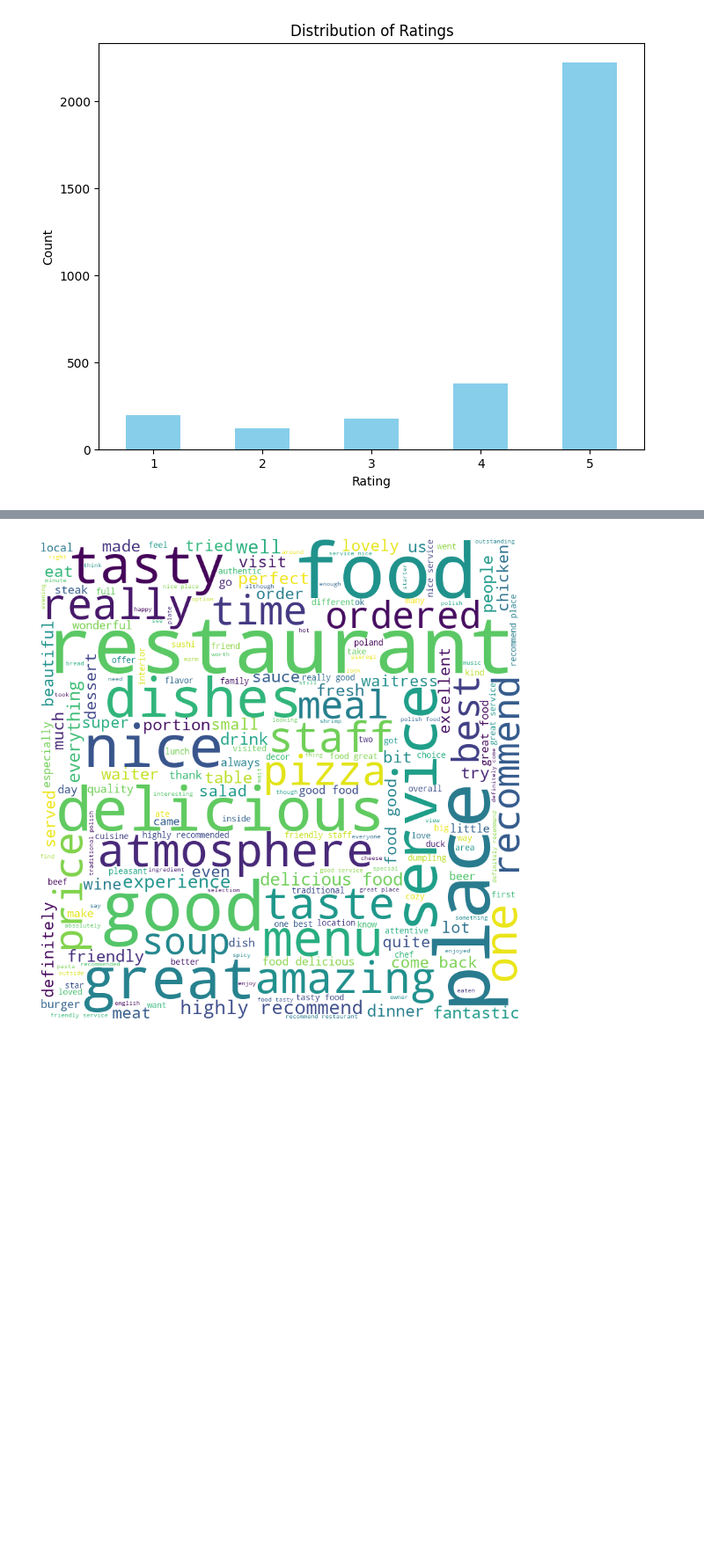
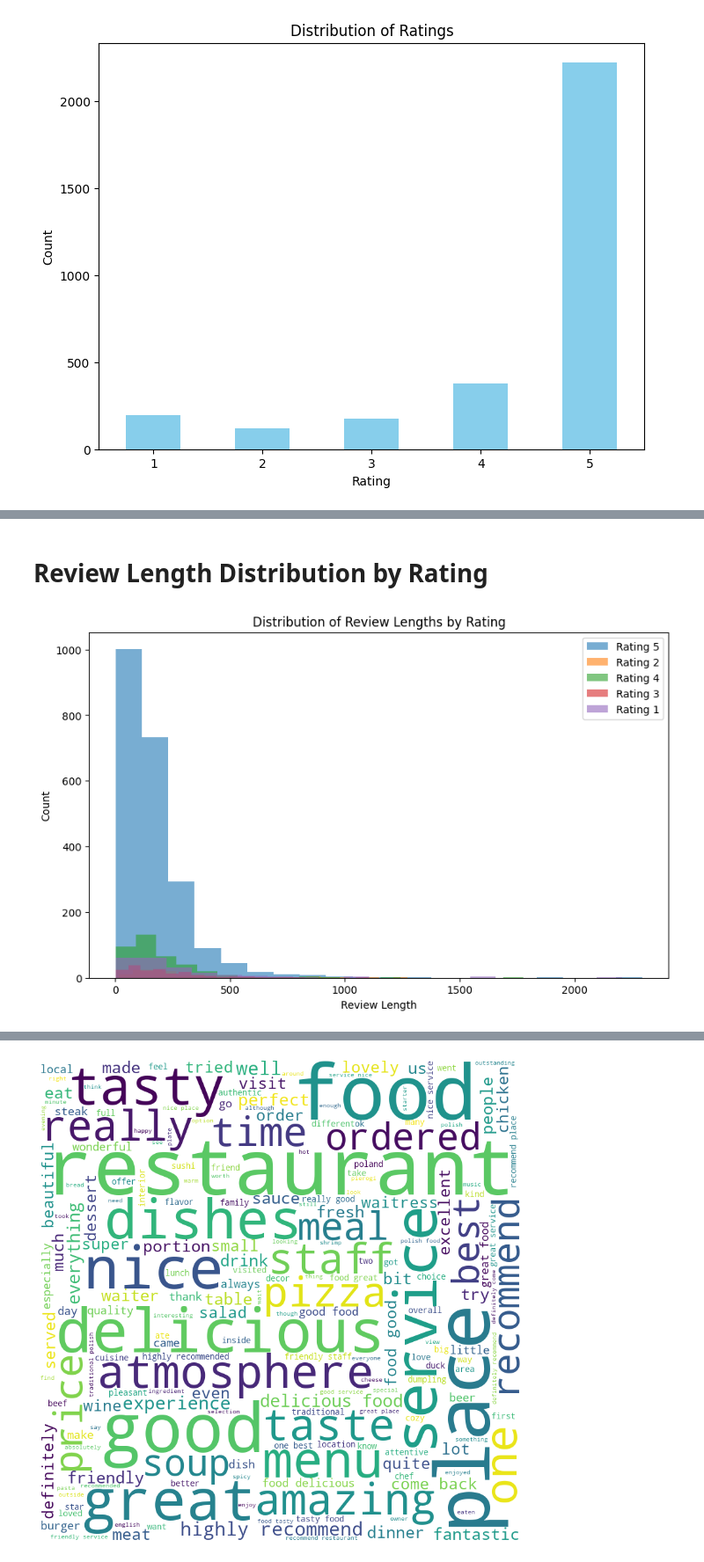
Before and after one commit to SebastianPilch/Data_Mining, a Jupyter notebook: Notebooks/EDA.ipynb, the cells around one changed output, grey strips where cells are left out. Shown at 88% size. Cells and saved outputs as stored; diff of their text form; code cells hidden in the pictures; blank space fills up the shorter version.

```diff
--- a/Notebooks/EDA.ipynb
+++ b/Notebooks/EDA.ipynb
@@ -27,0 +38,16 @@ plt.show()
+# %% [markdown]
+# Review Length Distribution by Rating
+# %%
+# Plot review length distribution by rating
+plt.figure(figsize=(10, 6))
+for rating in df['rating'].unique():
+    subset = df[df['rating'] == rating]
+    subset['review_length'].plot(kind='hist', bins=20, alpha=0.6, label=f'Rating {rating}')
+
+plt.title('Distribution of Review Lengths by Rating')
+plt.xlabel('Review Length')
+plt.ylabel('Count')
+plt.legend()
+plt.show()
+# %% [output]
+[figure, added]
```
Also changed, not shown: parts of 12 cells of this notebook.
